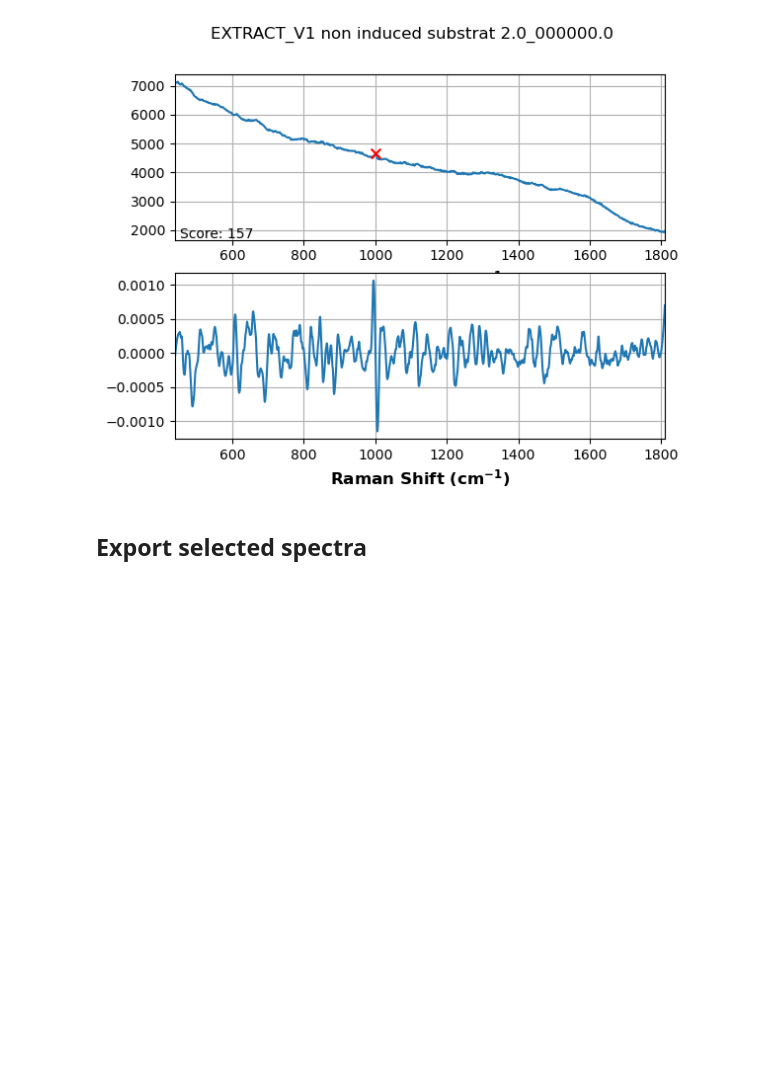
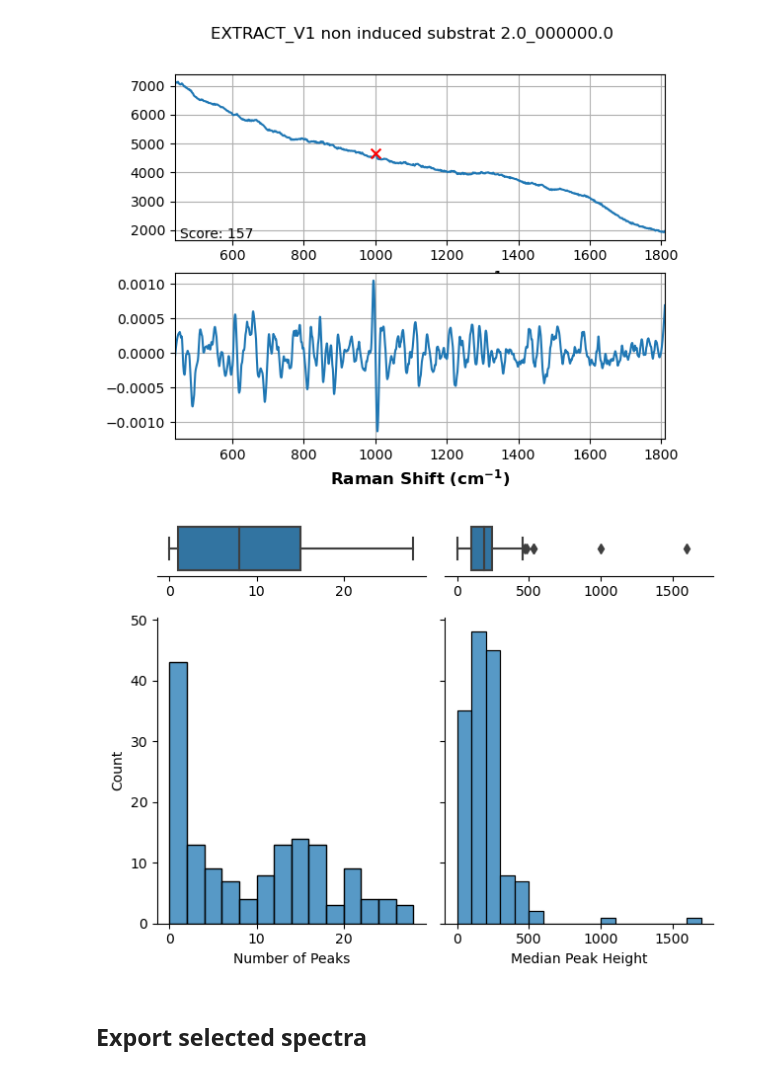
Before and after one commit to DerZ115/raman-pca, a Jupyter notebook: spectra_qc.ipynb, the cells around one changed output. Drawn from its saved outputs; the diff is of its cells as text; code cells hidden in the pictures; blank space fills up the shorter version.

Commit message:
Added QC summary plot

```diff
--- a/spectra_qc.ipynb
+++ b/spectra_qc.ipynb
@@ -117,6 +119,40 @@ plot_spectra_peaks(wns_plot,
 # %% [output]
 HBox(children=(Button(description='Previous', style=ButtonStyle()), Button(description='Next', style=ButtonSty…
 [figure]
+# %%
+peak_xmax = None
+int_xmax = None
+ymax = None
+
+fig, ((ax_box1, ax_box2), (ax_hist1, ax_hist2)) = plt.subplots(
+    2, 2, sharex="col", sharey="row", gridspec_kw={"height_ratios": (.15, .85)})
+
+sns.boxplot(x=score_dict["peak_scores"], ax=ax_box1)
+sns.boxplot(x=score_dict["intensity_scores"], ax=ax_box2)
+sns.histplot(score_dict["peak_scores"], ax=ax_hist1, binrange=None, binwidth=2)
+sns.histplot(score_dict["intensity_scores"], ax=ax_hist2, binrange=None, binwidth=100)
+
+ax_box1.set(yticks=[])
+ax_box2.set(yticks=[])
+sns.despine(ax=ax_hist1)
+sns.despine(ax=ax_hist2)
+sns.despine(ax=ax_box1, left=True)
+sns.despine(ax=ax_box2, left=True)
+
+ax_hist1.set_xlim([None, peak_xmax])
+ax_hist2.set_xlim([None, int_xmax])
+
+ax_hist1.set_ylim([None, ymax])
+
+ax_hist1.set_xlabel("Number of Peaks")
+ax_hist2.set_xlabel("Median Peak Height")
+
+ax_box1.tick_params(axis="x", labelbottom=True)
+ax_box2.tick_params(axis="x", labelbottom=True)
+
+fig.tight_layout()
+# %% [output]
+[figure, added]
 # %% [markdown]
 ## Export selected spectra
 # %%
```
Also changed, not shown: parts of 6 cells of this notebook, 1 other file.
